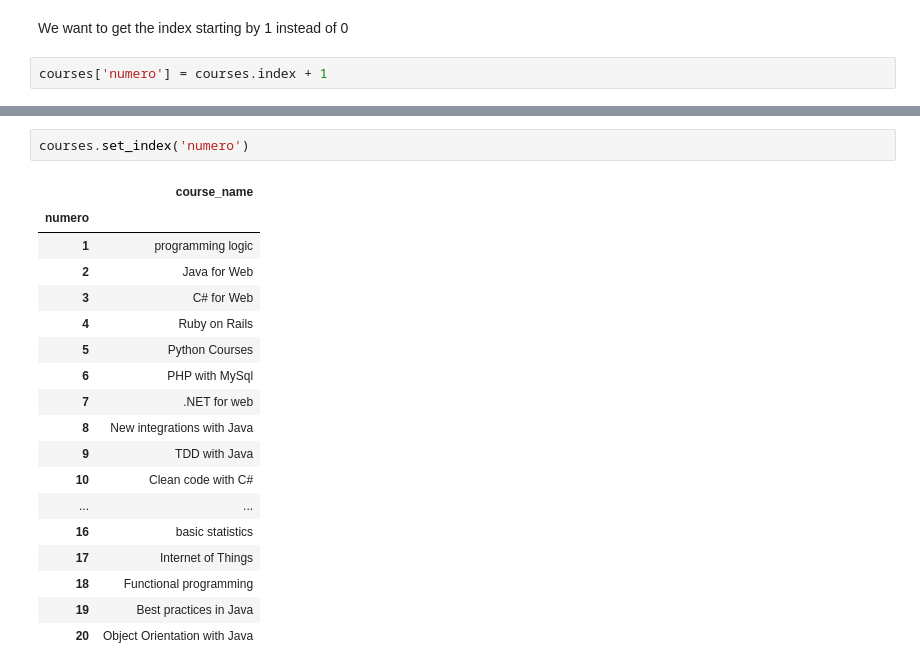
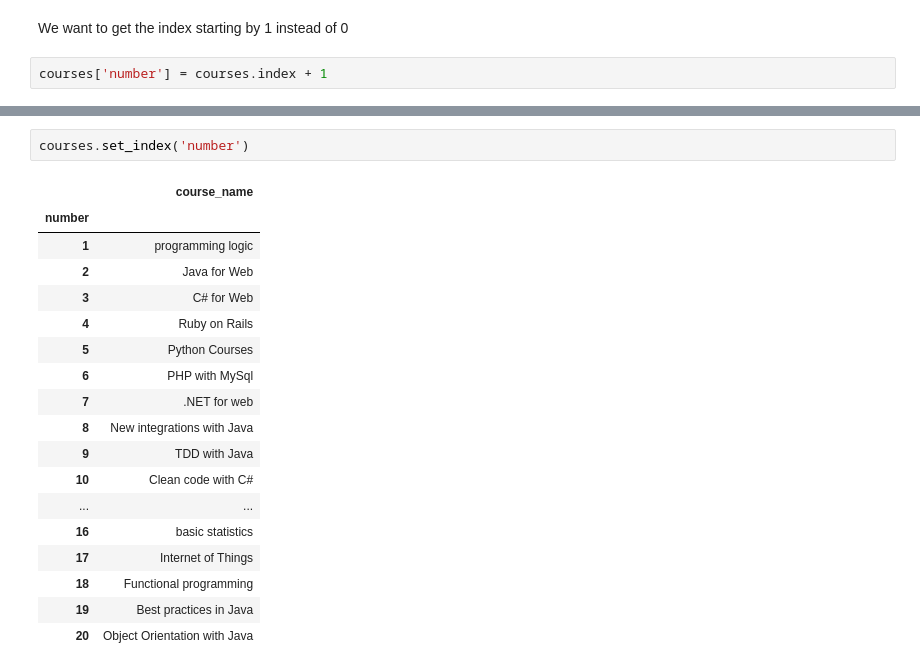
Before and after one commit to nmparfait/register_school_with_pandas, a Jupyter notebook: register_school.ipynb, the cells around one changed output, grey strips where cells are left out. Saved outputs shown, nothing was run; the diff lists cells and outputs as text.

```diff
--- a/register_school.ipynb
+++ b/register_school.ipynb
@@ -202,7 +202,7 @@ pandas.core.frame.DataFrame
 # %% [markdown]
 We want to get the index starting by 1 instead of 0
 # %%
-courses['numero'] = courses.index + 1
+courses['number'] = courses.index + 1
 # %%
 courses.head()
 # %% [output]
@@ -215,8 +224,8 @@ courses.head()
 # %%
-courses.set_index('numero')
+courses.set_index('number')
 # %% [output]
 |  | course_name |
-| numero |  |
+| number |  |
 | 1 | programming logic |
 | 2 | Java for Web |
 | 3 | C# for Web |
```
Also changed, not shown: parts of 2 cells of this notebook.
